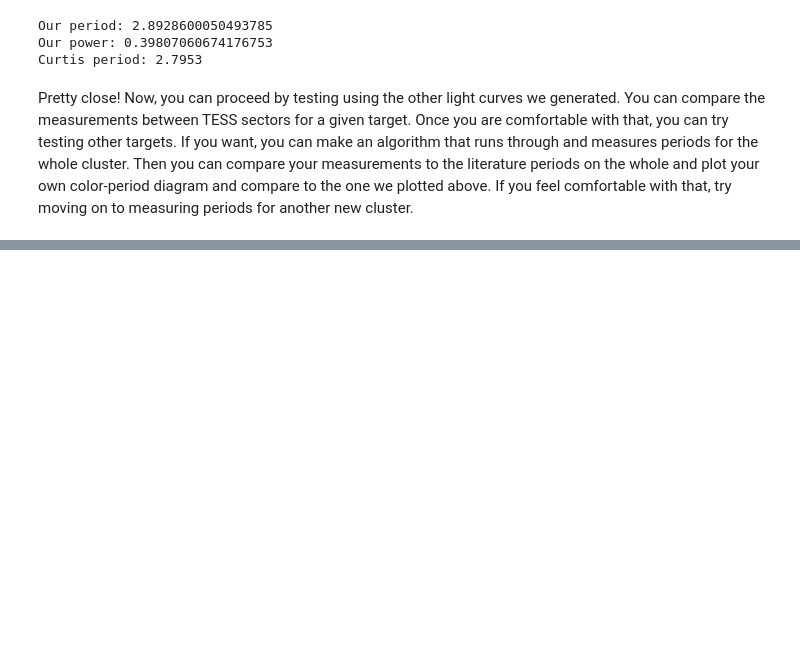
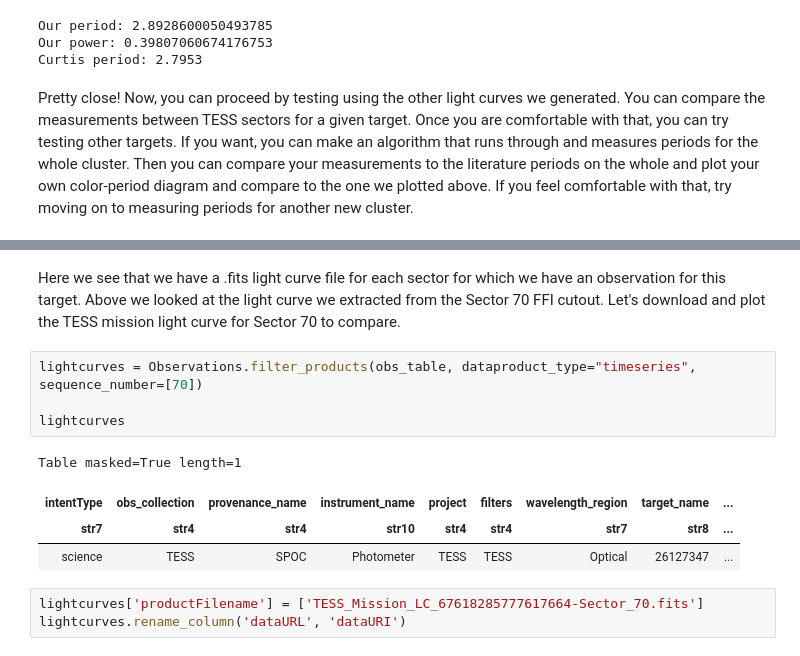
Before and after one commit to eveningjasmine/rotation_tutorial, a Jupyter notebook: measuring_rotation.ipynb, the cells around one changed output, grey strips where cells are left out. Cells and saved outputs as stored; diff of their text form; blank space fills up the shorter version.

```diff
--- a/measuring_rotation.ipynb
+++ b/measuring_rotation.ipynb
@@ -347,0 +388,14 @@ Pretty close! Now, you can proceed by testing using the other light curves we ge
+# %% [markdown]
+Here we see that we have a .fits light curve file for each sector for which we have an observation for this target. Above we looked at the light curve we extracted from the Sector 70 FFI cutout. Let's download and plot the TESS mission light curve for Sector 70 to compare.
+# %%
+lightcurves = Observations.filter_products(obs_table, dataproduct_type="timeseries", sequence_number=[70])
+
+lightcurves
+# %% [output]
+Table masked=True length=1
+| intentType | obs_collection | provenance_name | instrument_name | project | filters | wavelength_region | target_name | ... |
+| str7 | str4 | str4 | str10 | str4 | str4 | str7 | str8 | ... |
+| science | TESS | SPOC | Photometer | TESS | TESS | Optical | 26127347 | ... |
+# %%
+lightcurves['productFilename'] = ['TESS_Mission_LC_67618285777617664-Sector_70.fits']
+lightcurves.rename_column('dataURL', 'dataURI')
```
Also changed, not shown: parts of 12 cells of this notebook.
